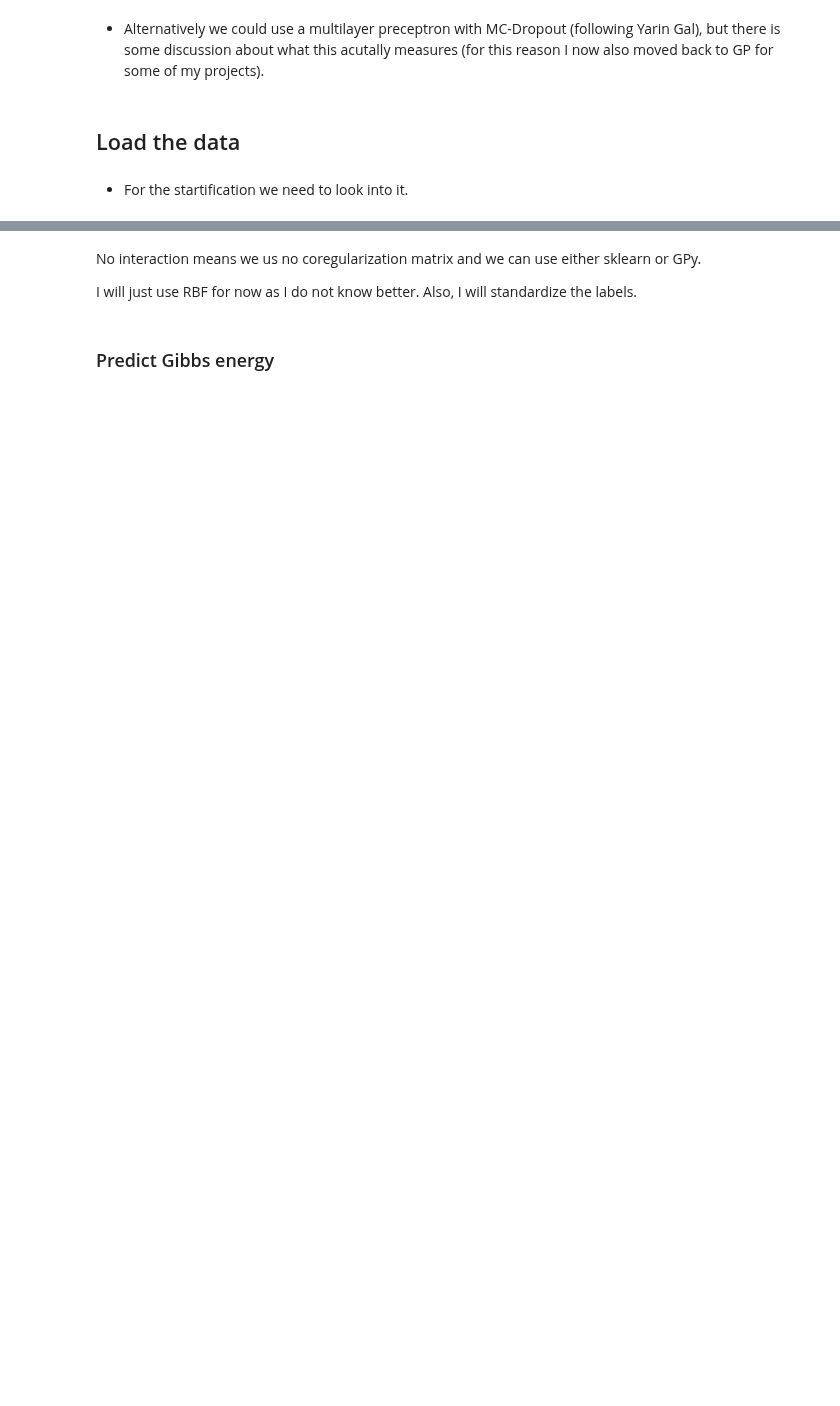
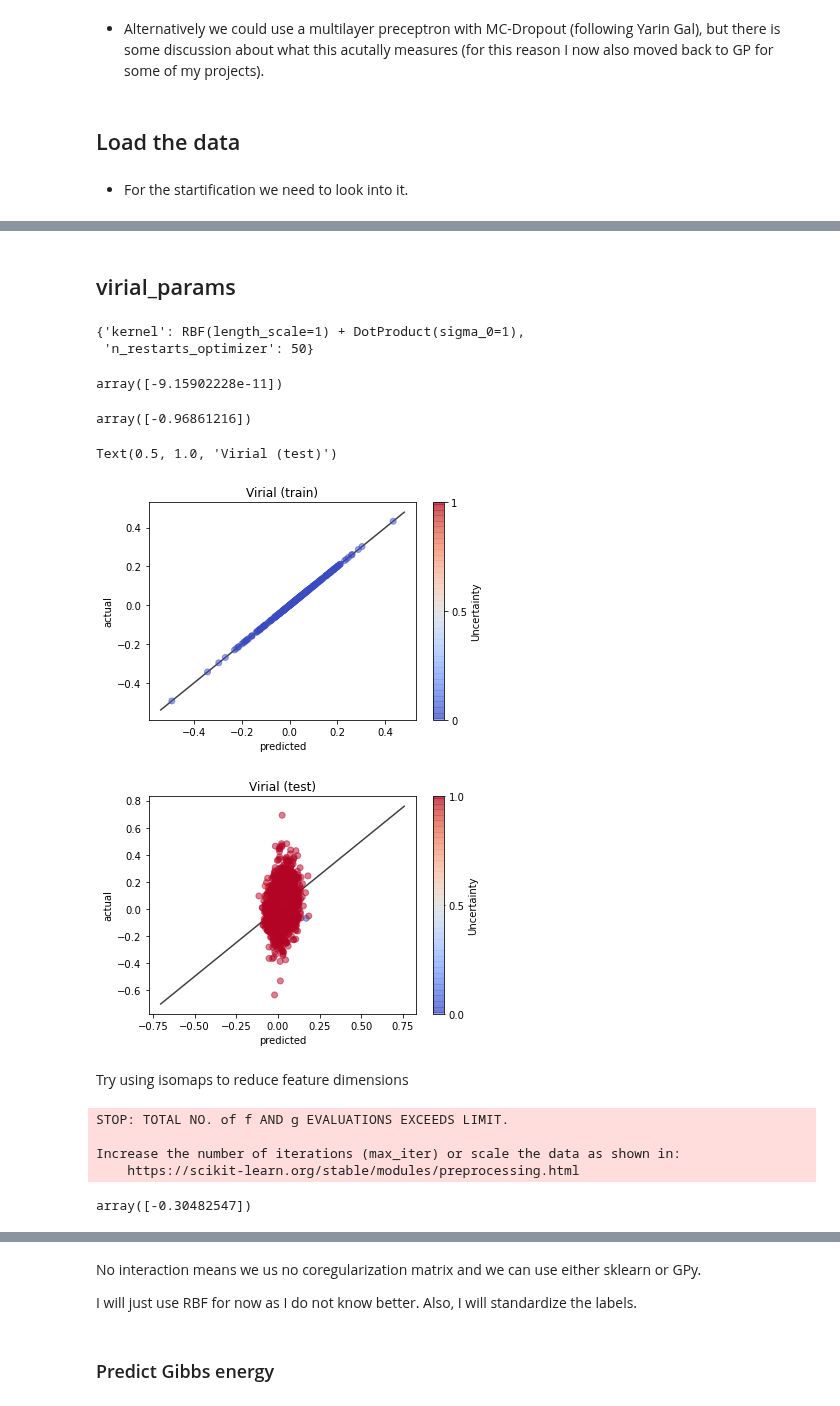
Before and after one commit to byooooo/dispersant_screening_PAL, a Jupyter notebook: notebooks/gp.ipynb, the cells around one changed output, grey strips where cells are left out. Saved outputs shown, nothing was run; the diff lists cells and outputs as text; code cells hidden in the pictures; blank space fills up the shorter version.

```diff
--- a/notebooks/gp.ipynb
+++ b/notebooks/gp.ipynb
@@ -66,0 +139,2 @@ plt.hist(y_train[:,1])
+# %% [markdown]
+## virial_params
@@ -66,0 +169,65 @@ plt.hist(y_train[:,1])
+# %%
+virial_params
+# %% [output]
+{'kernel': RBF(length_scale=1) + DotProduct(sigma_0=1),
+ 'n_restarts_optimizer': 50}
+# %%
+virial_cv_results['mean_train_score']
+# %% [output]
+array([-9.15902228e-11])
+# %%
+virial_cv_results['mean_test_score']
+# %% [output]
+array([-0.96861216])
+# %%
+y2_hat_trn, y2_std_trn = virial_model.predict(X_train[:], return_std=True)
+y2_hat_tst, y2_std_tst = virial_model.predict(X_test[:], return_std=True)
+# %%
+import matplotlib as mpl
+
+plt.close('all')
+
+
+
+fig, ax = plt.subplots()
+sc = plt.scatter(label2_scaler.inverse_transform(y2_hat_trn),
+                 label2_scaler.inverse_transform(y2_train),
+                 alpha=0.5, c=y2_std_trn, cmap=plt.cm.coolwarm, norm = mpl.colors.Normalize(vmin=0, vmax=1))
+cb = plt.colorbar(sc)
+cb.set_label('Uncertainty', rotation=90)
+# cb.ax.tick_params(size=0)
+cb.set_ticks([0,0.5,1])
+cb.set_ticklabels([0,0.5,1])
+plt.ylabel('actual')
+plt.xlabel('predicted')
+# plt.legend(['test', 'train',])
+plt.title('Virial (train)')
+lims = [
+    np.min([ax.get_xlim(), ax.get_ylim()]),  # min of both axes
+    np.max([ax.get_xlim(), ax.get_ylim()]),  # max of both axes
+]
+# now plot both limits against eachother
+ax.plot(lims, lims, 'k-', alpha=0.75,  zorder=0)
+
+fig, ax = plt.subplots()
+sc = plt.scatter(label2_scaler.inverse_transform(y2_hat_tst),
+                 label2_scaler.inverse_transform(y2_test),
+                 alpha=0.5, c=y2_std_tst, cmap=plt.cm.coolwarm, norm = mpl.colors.Normalize(vmin=0, vmax=1))
+cb = plt.colorbar(sc)
+cb.set_label('Uncertainty', rotation=90)
+cb.ax.tick_params(size=1)
+cb.set_ticks([0,0.5,1])
+lims = [
+    np.min([ax.get_xlim(), ax.get_ylim()]),  # min of both axes
+    np.max([ax.get_xlim(), ax.get_ylim()]),  # max of both axes
+]
+ax.plot(lims, lims, 'k-', alpha=0.75, zorder=0)
+plt.ylabel('actual')
+plt.xlabel('predicted')
+plt.title('Virial (test)')
+# %% [output]
+Text(0.5, 1.0, 'Virial (test)')
+[figure, added]
+[figure, added]
+# %% [markdown]
+Try using isomaps to reduce feature dimensions
@@ -66,0 +324,13 @@ plt.hist(y_train[:,1])
+# %%
+#fit GP model to adsorption free energies
+fe_model, fe_params, fe_cv_results = CV_GP(X_train,
+                   y1_train, tuned_parameters)
+# %% [output]
+STOP: TOTAL NO. of f AND g EVALUATIONS EXCEEDS LIMIT.
+
+Increase the number of iterations (max_iter) or scale the data as shown in:
+    https://scikit-learn.org/stable/modules/preprocessing.html
+# %%
+fe_cv_results['mean_test_score']
+# %% [output]
+array([-0.30482547])
```
Also changed, not shown: parts of 36 cells of this notebook.
